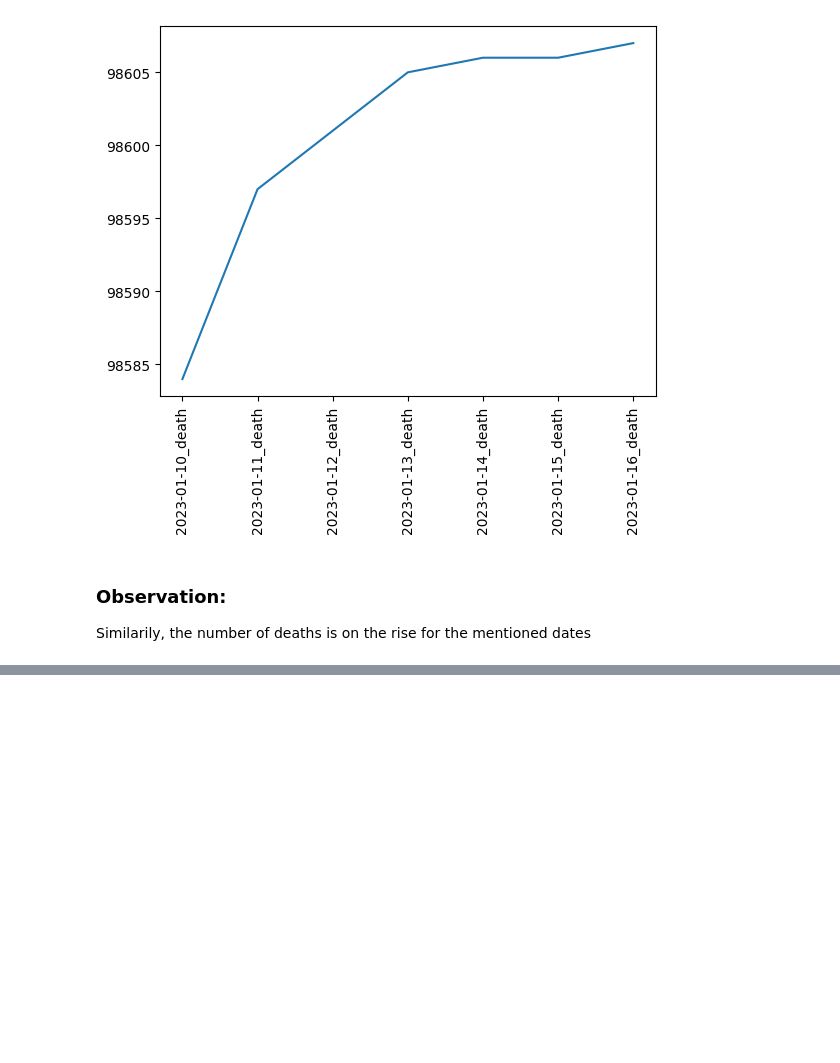
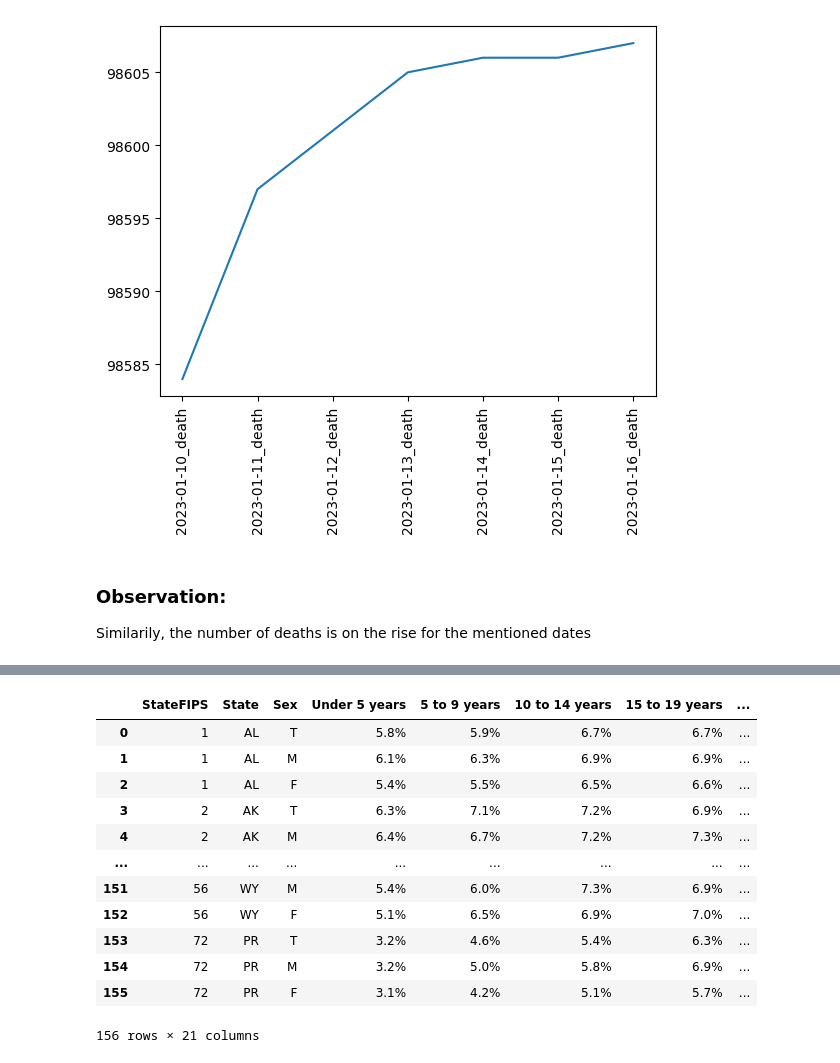
Before and after one commit to lajolico/405-project, a Jupyter notebook: Stage I/Task_3/Abdelmegeed_demographics.ipynb, the cells around one changed output, grey strips where cells are left out. Saved outputs shown, nothing was run; the diff lists cells and outputs as text; code cells hidden in the pictures; blank space fills up the shorter version.

```diff
--- a/Stage I/Task_3/Abdelmegeed_demographics.ipynb
+++ b/Stage I/Task_3/Abdelmegeed_demographics.ipynb
@@ -65,0 +199,25 @@ Similarily, the number of deaths is on the rise for the mentioned dates
+# %%
+d = {'StateFIPS' : [int(i) for i in state_codes.values()], 'State' : state_codes.keys()}
+demographics_cleaned_df = pd.DataFrame(data=d)
+demographics_cleaned_df = pd.concat([demographics_cleaned_df]*3, ignore_index=True)
+demographics_cleaned_df.sort_values('StateFIPS', inplace=True, ignore_index=True)
+demographics_cleaned_df['Sex'] = ['T', 'M', 'F'] * int(len(demographics_cleaned_df)/3)
+for x in demographics_df.set_index('Label ').transpose().columns:
+    demographics_cleaned_df[x] = ''
+for index, row in demographics_df.iterrows():
+    demographics_cleaned_df[row.values[0]] = row.values[1:]
+demographics_cleaned_df
+# %% [output]
+|  | StateFIPS | State | Sex | Under 5 years | 5 to 9 years | 10 to 14 years | 15 to 19 years | ... |
+| 0 | 1 | AL | T | 5.8% | 5.9% | 6.7% | 6.7% | ... |
+| 1 | 1 | AL | M | 6.1% | 6.3% | 6.9% | 6.9% | ... |
+| 2 | 1 | AL | F | 5.4% | 5.5% | 6.5% | 6.6% | ... |
+| 3 | 2 | AK | T | 6.3% | 7.1% | 7.2% | 6.9% | ... |
+| 4 | 2 | AK | M | 6.4% | 6.7% | 7.2% | 7.3% | ... |
+| ... | ... | ... | ... | ... | ... | ... | ... | ... |
+| 151 | 56 | WY | M | 5.4% | 6.0% | 7.3% | 6.9% | ... |
+| 152 | 56 | WY | F | 5.1% | 6.5% | 6.9% | 7.0% | ... |
+| 153 | 72 | PR | T | 3.2% | 4.6% | 5.4% | 6.3% | ... |
+| 154 | 72 | PR | M | 3.2% | 5.0% | 5.8% | 6.9% | ... |
+| 155 | 72 | PR | F | 3.1% | 4.2% | 5.1% | 5.7% | ... |
+156 rows × 21 columns
```
Also changed, not shown: parts of 6 cells of this notebook, 3 other files.
